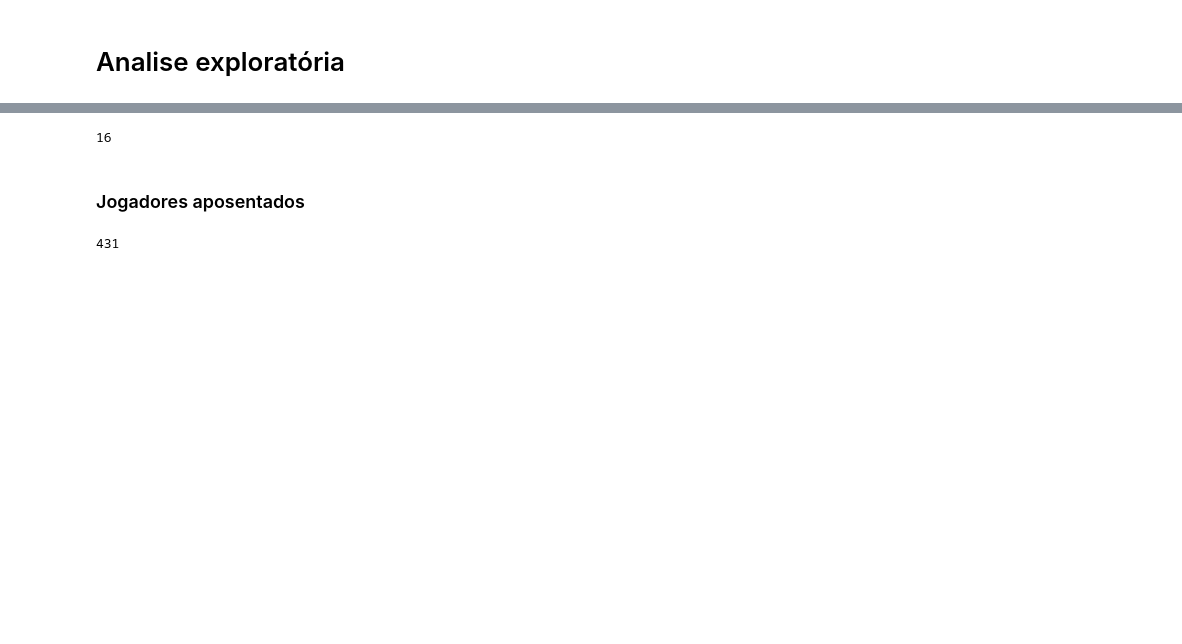
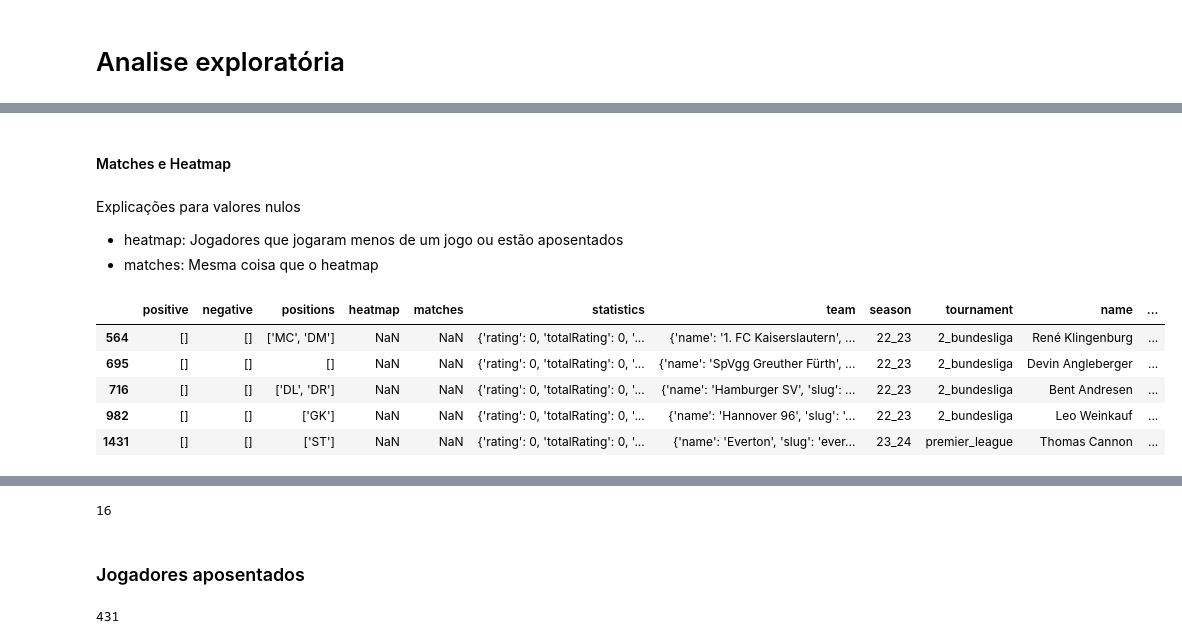
Before and after one commit to Yaak3/TCC2, a Jupyter notebook: Notebooks/analizys.ipynb, the cells around one changed output, grey strips where cells are left out. Drawn from its saved outputs; the diff is of its cells as text; code cells hidden in the pictures; blank space fills up the shorter version.

```diff
--- a/Notebooks/analizys.ipynb
+++ b/Notebooks/analizys.ipynb
@@ -100,0 +159,16 @@ df.head()
+# %% [markdown]
+#### Matches e Heatmap
+# %% [markdown]
+Explicações para valores nulos
+
+- heatmap: Jogadores que jogaram menos de um jogo ou estão aposentados
+- matches: Mesma coisa que o heatmap
+# %%
+df[df['heatmap'].isnull()].head()
+# %% [output]
+|  | positive | negative | positions | heatmap | matches | statistics | team | season | tournament | name | ... |
+| 564 | [] | [] | ['MC', 'DM'] | NaN | NaN | {'rating': 0, 'totalRating': 0, '... | {'name': '1. FC Kaiserslautern', ... | 22_23 | 2_bundesliga | René Klingenburg | ... |
+| 695 | [] | [] | [] | NaN | NaN | {'rating': 0, 'totalRating': 0, '... | {'name': 'SpVgg Greuther Fürth', ... | 22_23 | 2_bundesliga | Devin Angleberger | ... |
+| 716 | [] | [] | ['DL', 'DR'] | NaN | NaN | {'rating': 0, 'totalRating': 0, '... | {'name': 'Hamburger SV', 'slug': ... | 22_23 | 2_bundesliga | Bent Andresen | ... |
+| 982 | [] | [] | ['GK'] | NaN | NaN | {'rating': 0, 'totalRating': 0, '... | {'name': 'Hannover 96', 'slug': '... | 22_23 | 2_bundesliga | Leo Weinkauf | ... |
+| 1431 | [] | [] | ['ST'] | NaN | NaN | {'rating': 0, 'totalRating': 0, '... | {'name': 'Everton', 'slug': 'ever... | 23_24 | premier_league | Thomas Cannon | ... |
```
Also changed, not shown: parts of 30 cells of this notebook.
